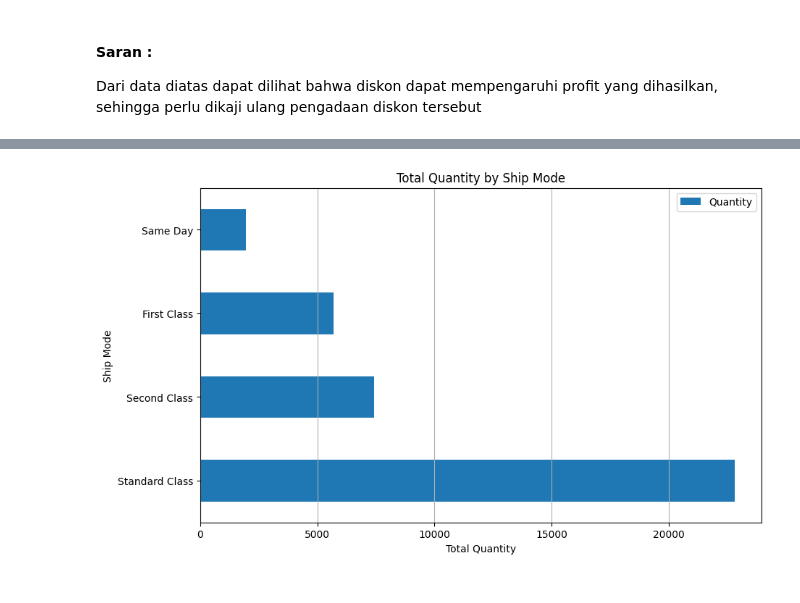
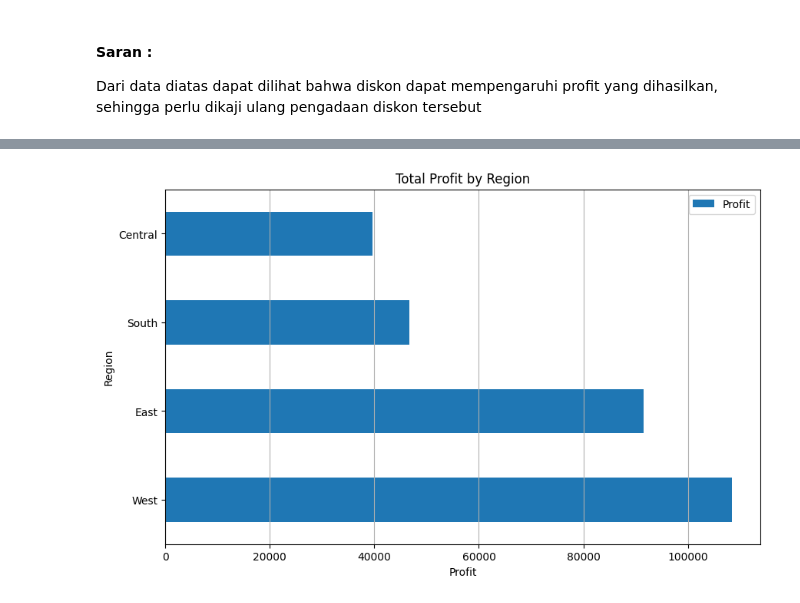
Before and after one commit to tonimurfid/Tugas_Internship_BCC, a Jupyter notebook: python/EDA_5_Fatoni Murfid Syaafii.ipynb, the cells around one changed output, grey strips where cells are left out. Saved outputs shown, nothing was run; the diff lists cells and outputs as text; code cells hidden in the pictures.

```diff
--- a/python/EDA_5_Fatoni Murfid Syaafii.ipynb
+++ b/python/EDA_5_Fatoni Murfid Syaafii.ipynb
@@ -120,0 +110,4 @@ df_3
+# %%
+region = df.groupby('Region').agg({'Profit':'sum'})
+region = region.sort_values(by='Profit', ascending=False)
+region
@@ -121,9 +121,9 @@ df_3
 # %%
-df_3.plot(kind='barh', figsize=(10, 6))
-plt.title('Total Quantity by Ship Mode')
-plt.xlabel('Total Quantity')
-plt.ylabel('Ship Mode')
+region.plot(kind='barh', figsize=(10, 6))
+plt.title('Total Profit by Region')
+plt.xlabel('Profit')
+plt.ylabel('Region')
 plt.grid(axis='x')
 plt.show()
 # %% [output]
-[figure, old version]
+[figure, new version]
```
Also changed, not shown: parts of 5 cells of this notebook.
